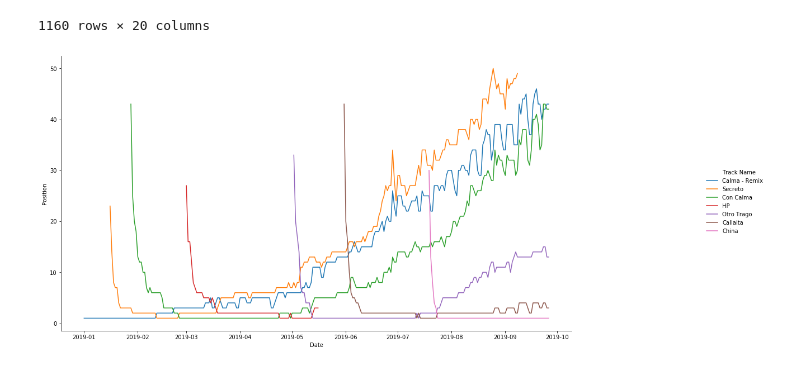
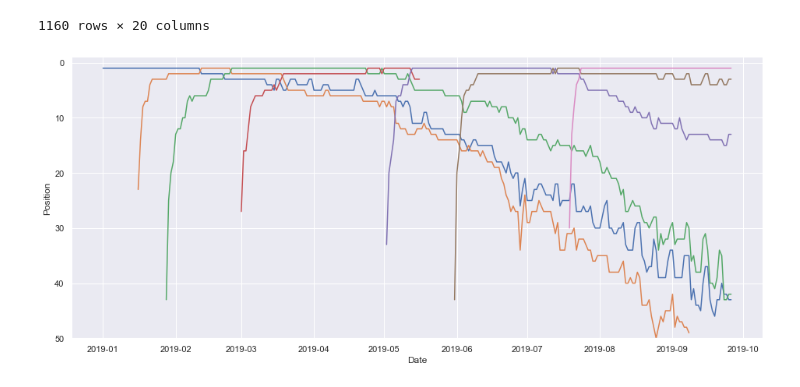
Before and after one commit to Manolomon/mx-spotify-trends, a Jupyter notebook: study.ipynb, the cells around one changed output. Cells and saved outputs as stored; diff of their text form; code cells hidden in the pictures.

Commit message:
Final Plots

```diff
--- a/study.ipynb
+++ b/study.ipynb
@@ -54,0 +70,4 @@ g.fig.set_size_inches(20,8)
+# %%
+plt.rcParams["figure.figsize"] = [16,6]
+sns.boxplot(data=mx_chart[['acousticness','danceability', 'energy', 'liveness', 'speechiness', 'valence']])
+plt.show()
@@ -54,0 +76,4 @@ g.fig.set_size_inches(20,8)
+# %%
+plt.rcParams["figure.figsize"] = [16,6]
+sns.boxplot(data=global_chart[['acousticness','danceability', 'energy', 'liveness', 'speechiness', 'valence']])
+plt.show()
@@ -392,7 +395,10 @@ top_tracks
 | 13442 | 43 | Calma - Remix | Pedro Capó | 170337 | https://open.spotify.com/track/5i... | 2019-09-26 | 5iwz1NiezX7WWjnCgY5TH4 | 0.3230 | 0.826 | ... |
 1160 rows × 20 columns
 # %%
+sns.set()
 g = sns.relplot(x="Date", y="Position", kind="line", data=top_tracks, hue="Track Name")
-g.fig.set_size_inches(20,8)
+g.set(ylim=(50, -1))
+g._legend.remove()
+g.fig.set_size_inches(20,6)
 # %% [output]
-[figure, old version]
+[figure, new version]
```
Also changed, not shown: parts of 41 cells of this notebook, 6 other files.
